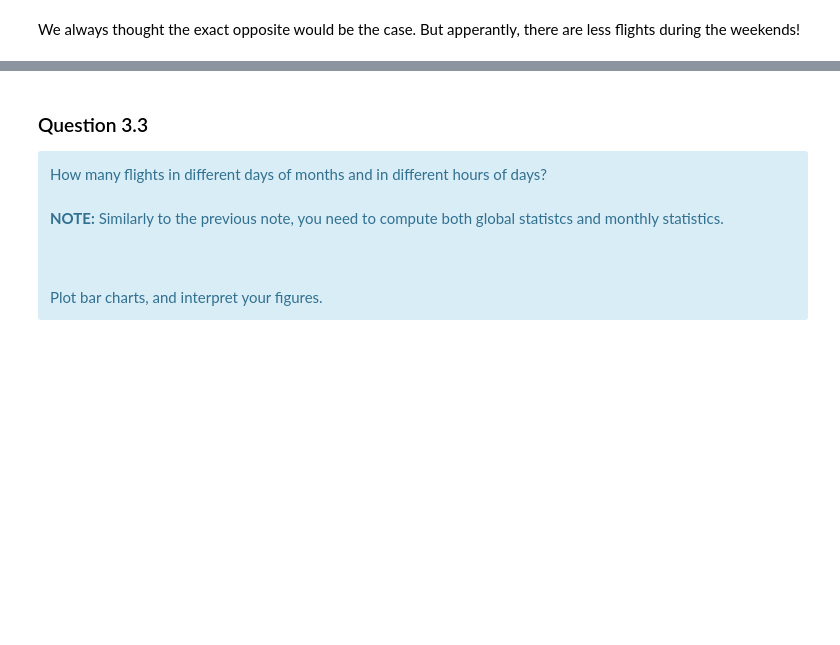
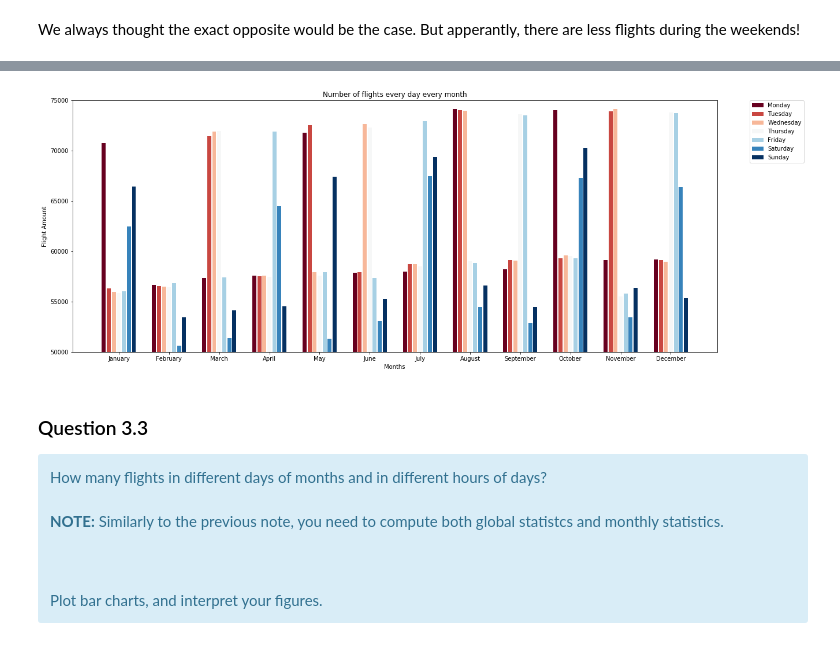
Before and after one commit to koksalb/EURECOM-Clouds, a Jupyter notebook: SparkSQL-master/SPARSQL.ipynb, the cells around one changed output, grey strips where cells are left out. Saved outputs shown, nothing was run; the diff lists cells and outputs as text; code cells hidden in the pictures; blank space fills up the shorter version.

```diff
--- a/SparkSQL-master/SPARSQL.ipynb
+++ b/SparkSQL-master/SPARSQL.ipynb
@@ -697,3 +696,32 @@ df.groupBy(df.month, df.day_of_week).count().orderBy('month','day_of_week' , asc
+# %%
+from matplotlib import cm
+months = ['January', 'February', 'March', 'April', 'May', 'June', 'July', 'August', 'September', 'October', 'November', 'December']
+days_of_week = ['Monday', 'Tuesday', 'Wednesday', 'Thursday', 'Friday', 'Saturday', 'Sunday']
+colors = cm.RdBu(np.linspace(0, 1, 7))
+
+days_count = df.groupBy(df.month, df.day_of_week).count().orderBy(df.month, df.day_of_week).collect()
+
+width = 0.1
+
+fig, ax = plt.subplots(figsize=(20,8))
+
+for d in range(len(days_of_week)):
+    data_values = []
+    for m in range(len(months)):
+        data_values.append(days_count[m*len(days_of_week)+d][2])
+    plt.bar([p + width*d for p in list(range(len(months)))], data_values, width-0.02, color=colors[d])
+ax.set_ylim([50000,75000])
+plt.title("Number of flights every day every month")
+plt.xlabel("Months")
+plt.ylabel("Flight Amount")
+ax.set_xticks([p+ width*3 for p in list(range(len(months)))])
+ax.set_xticklabels(months)
+
+
+plt.legend(days_of_week, bbox_to_anchor=(1.05, 1), loc=2, borderaxespad=0.)
+plt.show()
+# %% [output]
+[figure, added]
 # %% [markdown]
 ### Question 3.3
 
```
Also changed, not shown: parts of 42 cells of this notebook.
